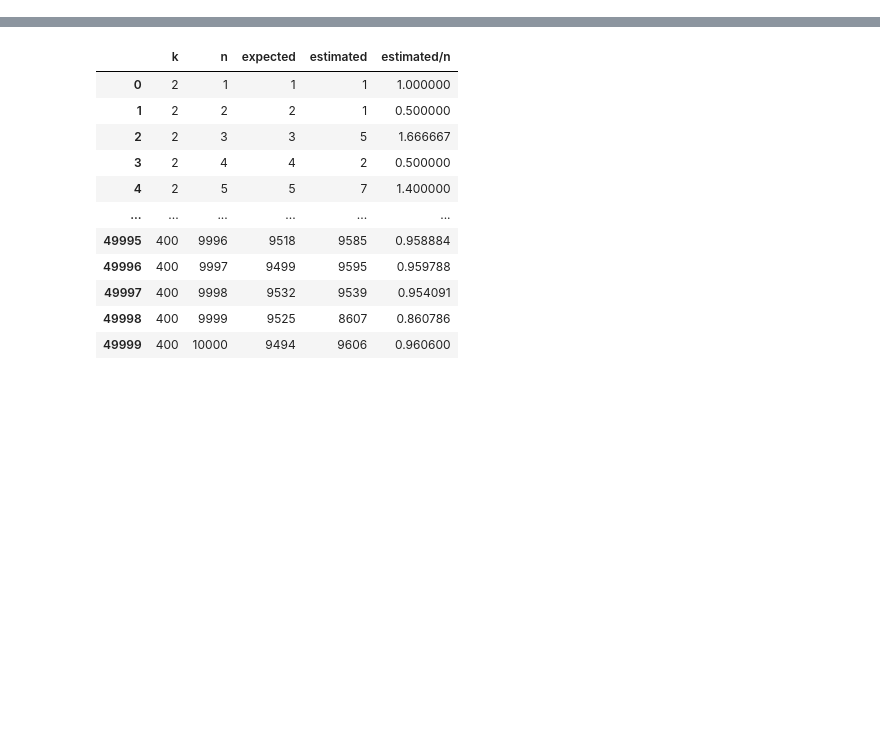
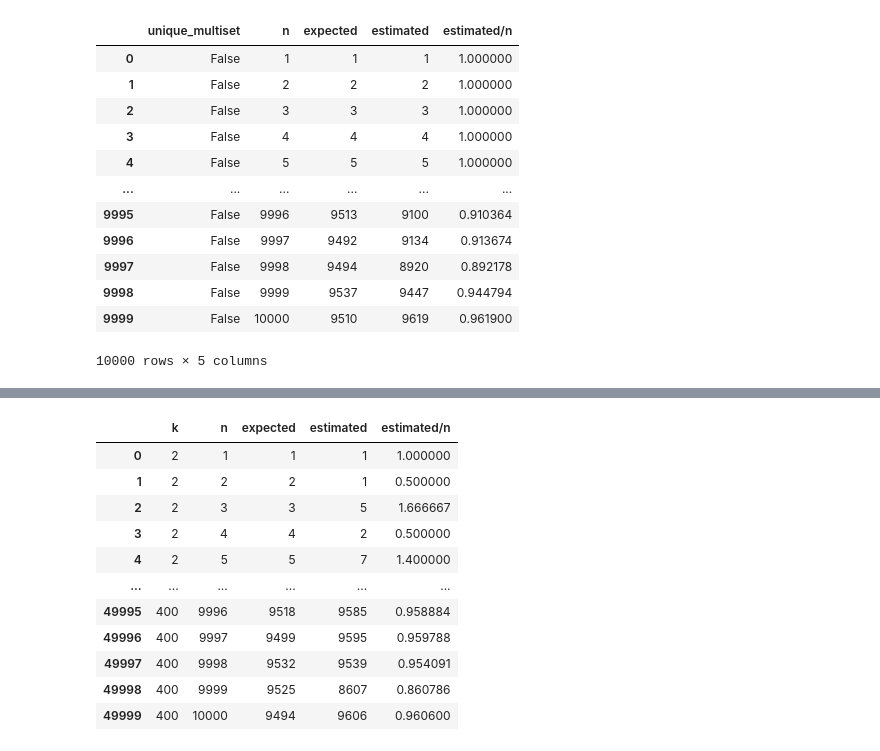
Before and after one commit to JakubGogola-IDENTT/analysis_of_algorithms, a Jupyter notebook: lab2/lab3.ipynb, the cells around one changed output, grey strips where cells are left out. Cells and saved outputs as stored; diff of their text form; code cells hidden in the pictures; blank space fills up the shorter version.

```diff
--- a/lab2/lab3.ipynb
+++ b/lab2/lab3.ipynb
@@ -7,0 +31,17 @@ from math import log, sqrt
+# %%
+data_5a_non_unique = data_5a[0:10000]
+data_5a_non_unique
+# %% [output]
+|  | unique_multiset | n | expected | estimated | estimated/n |
+| 0 | False | 1 | 1 | 1 | 1.000000 |
+| 1 | False | 2 | 2 | 2 | 1.000000 |
+| 2 | False | 3 | 3 | 3 | 1.000000 |
+| 3 | False | 4 | 4 | 4 | 1.000000 |
+| 4 | False | 5 | 5 | 5 | 1.000000 |
+| ... | ... | ... | ... | ... | ... |
+| 9995 | False | 9996 | 9513 | 9100 | 0.910364 |
+| 9996 | False | 9997 | 9492 | 9134 | 0.913674 |
+| 9997 | False | 9998 | 9494 | 8920 | 0.892178 |
+| 9998 | False | 9999 | 9537 | 9447 | 0.944794 |
+| 9999 | False | 10000 | 9510 | 9619 | 0.961900 |
+10000 rows × 5 columns
```
Also changed, not shown: parts of 10 cells of this notebook, 2 other files.
